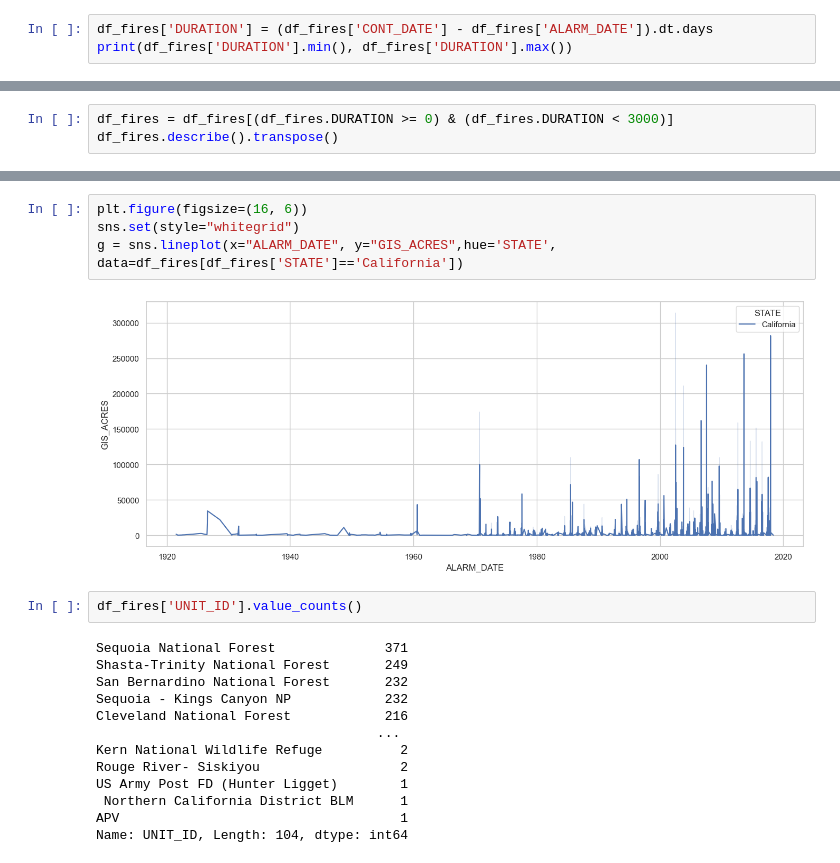
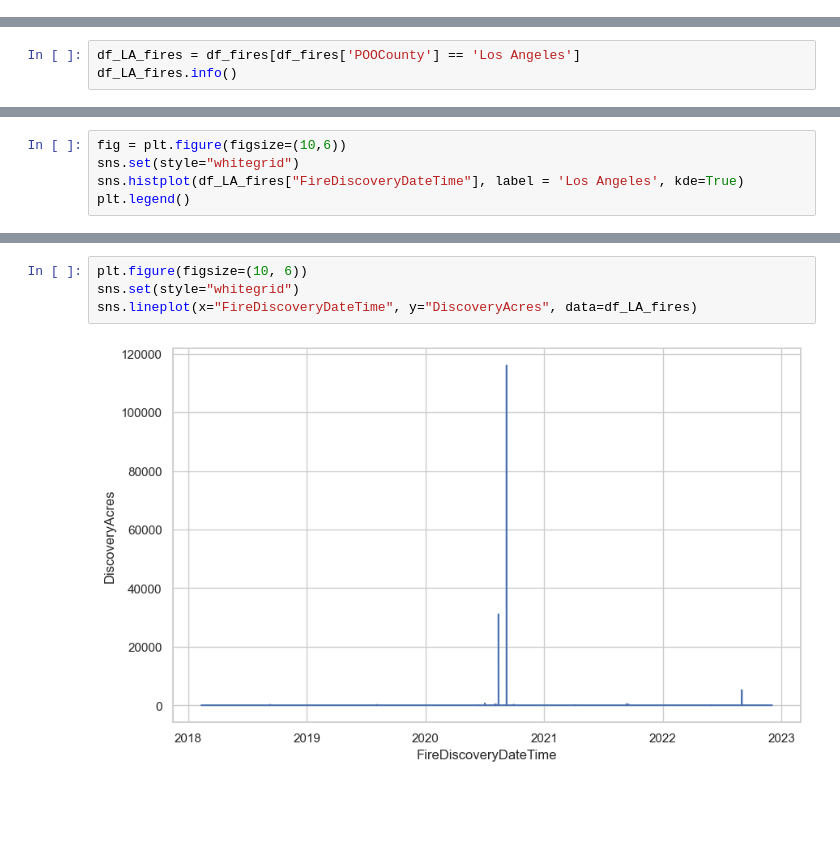
Before and after one commit to Cecilia05-sf/CS5002_Final_Project, a Jupyter notebook: final_project.ipynb, the cells around one changed output, grey strips where cells are left out. Drawn from its saved outputs; the diff is of its cells as text; blank space fills up the shorter version.

Commit message:
data cleaning completed

```diff
--- a/final_project.ipynb
+++ b/final_project.ipynb
@@ -79,3 +122,0 @@ memory usage: 2.7+ MB
-# %%
-df_fires['DURATION'] = (df_fires['CONT_DATE'] - df_fires['ALARM_DATE']).dt.days
-print(df_fires['DURATION'].min(), df_fires['DURATION'].max())
@@ -84,3 +122,0 @@ print(df_fires['DURATION'].min(), df_fires['DURATION'].max())
-# %%
-df_fires = df_fires[(df_fires.DURATION >= 0) & (df_fires.DURATION < 3000)]
-df_fires.describe().transpose()
@@ -92,0 +123,3 @@ df_fires.describe().transpose()
+# %%
+df_LA_fires = df_fires[df_fires['POOCounty'] == 'Los Angeles']
+df_LA_fires.info()
@@ -92,0 +144,5 @@ df_fires.describe().transpose()
+# %%
+fig = plt.figure(figsize=(10,6))
+sns.set(style="whitegrid")
+sns.histplot(df_LA_fires["FireDiscoveryDateTime"], label = 'Los Angeles', kde=True)
+plt.legend()
@@ -93,21 +152,6 @@ df_fires.describe().transpose()
 # %%
-plt.figure(figsize=(16, 6))
+plt.figure(figsize=(10, 6))
 sns.set(style="whitegrid")
-g = sns.lineplot(x="ALARM_DATE", y="GIS_ACRES",hue='STATE', data=df_fires[df_fires['STATE']=='California'])
+sns.lineplot(x="FireDiscoveryDateTime", y="DiscoveryAcres", data=df_LA_fires)
 # %% [output]
-[figure, old version]
+[figure, new version]
-# %%
-df_fires['UNIT_ID'].value_counts()
-# %% [output]
-Sequoia National Forest              371
-Shasta-Trinity National Forest       249
-San Bernardino National Forest       232
-Sequoia - Kings Canyon NP            232
-Cleveland National Forest            216
-                                    ...
-Kern National Wildlife Refuge          2
-Rouge River- Siskiyou                  2
-US Army Post FD (Hunter Ligget)        1
- Northern California District BLM      1
-APV                                    1
-Name: UNIT_ID, Length: 104, dtype: int64
```
Also changed, not shown: parts of 31 cells of this notebook, 4 other files.
